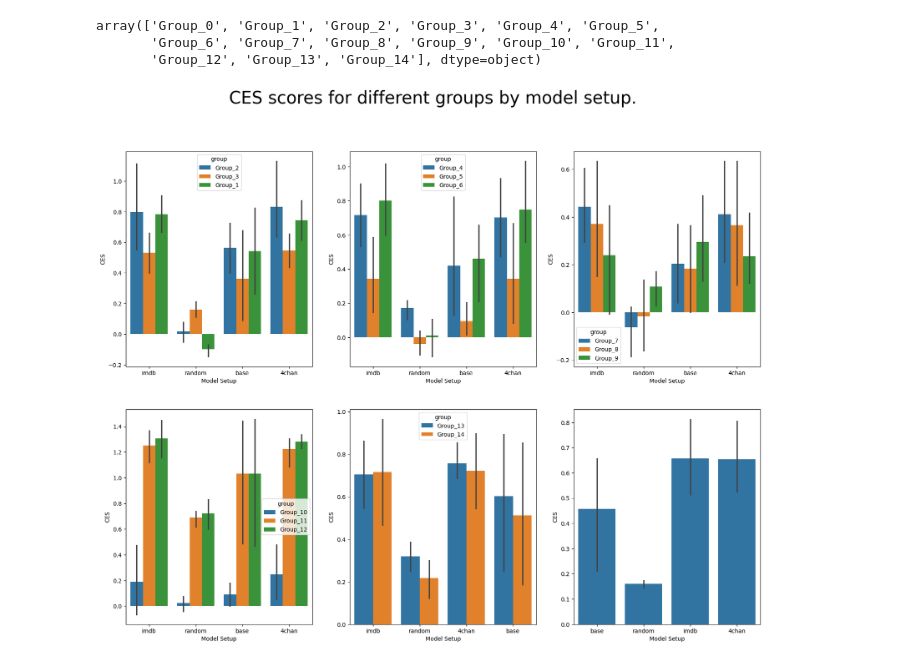
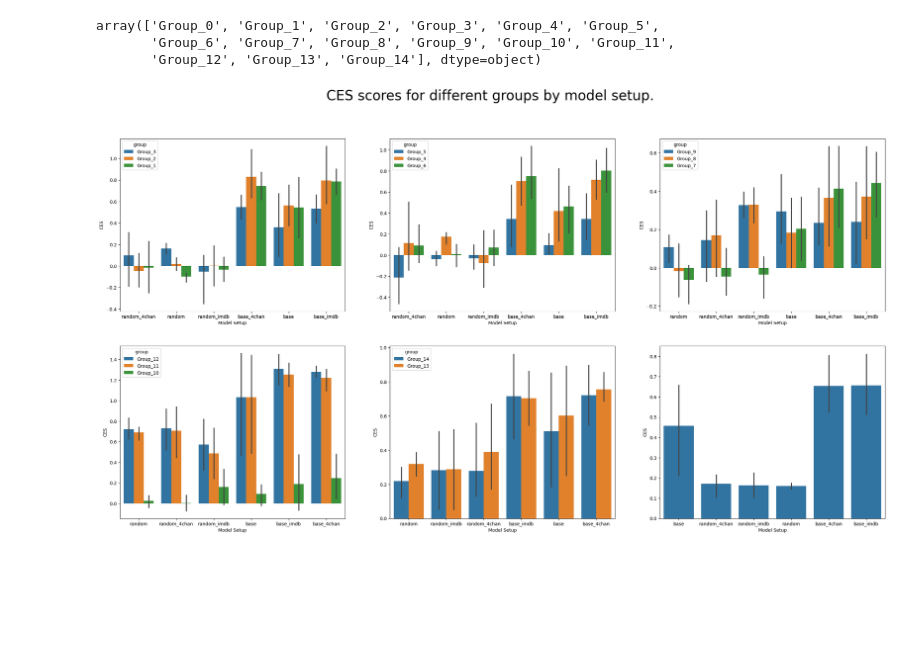
Before and after one commit to WizIshan/TUM_Thesis, a Jupyter notebook: src/viz.ipynb, the cells around one changed output. Saved outputs shown, nothing was run; the diff lists cells and outputs as text; code cells hidden in the pictures; blank space fills up the shorter version.

```diff
--- a/src/viz.ipynb
+++ b/src/viz.ipynb
@@ -4,7 +4,7 @@ import numpy as np
 import matplotlib.pyplot as plt
 import seaborn as sns
 # %%
-scores = pd.read_excel('../../files/master_results.xlsx',sheet_name=None)
+scores = pd.read_excel('../data/results/master_results.xlsx',sheet_name=None)
 # %%
 scores['consolidated']
 # %% [output]
@@ -171,6 +217,6 @@ Text(0.5, 1.0, 'Distribution of ICAT scores with StereoSet for different model s
 ceat = scores['ceat']
 ceat = ceat[['group', 'PES', 'p-value', 'model_name']].groupby(['model_name','group'],as_index=False).mean().sort_values(['model_name','group'])
 ceat['base_model_tag'] = ceat['model_name'].apply(lambda x : x.split('_')[0])
-ceat['model_mode'] = ceat['model_name'].apply(lambda x : separate_model_mode(x))
+ceat['is_random'],ceat['model_mode'],ceat['ft_ds'],ceat['model_id'] = zip(*ceat['model_name'].map(separate_model_mode))
 ceat.head()
 # %% [output]
@@ -230,20 +284,20 @@ array(['Group_0', 'Group_1', 'Group_2', 'Group_3', 'Group_4', 'Group_5',
        'Group_12', 'Group_13', 'Group_14'], dtype=object)
 # %%
 ceat = ceat.loc[(ceat['base_model_tag']!='roberta-base')].sort_values('base_model_tag')
-ceat = ceat.rename(columns={'model_mode':'Model Setup','PES':'CES'})
+ceat = ceat.rename(columns={'model_id':'Model Setup','PES':'CES'})
 # %%
-fig, ax = plt.subplots(2,3, figsize=(20, 15))
+fig, ax = plt.subplots(2,3, figsize=(30, 15))
 
 sns.barplot(x='Model Setup', y='CES', data=ceat.loc[ceat['group'].isin(['Group_1', 'Group_2', 'Group_3'])], hue = 'group' , ax = ax[0,0])
 sns.barplot(x='Model Setup', y='CES', data=ceat.loc[ceat['group'].isin(['Group_4', 'Group_5', 'Group_6'])], hue = 'group' , ax = ax[0,1])
 sns.barplot(x='Model Setup', y='CES', data=ceat.loc[ceat['group'].isin(['Group_7', 'Group_8', 'Group_9'])], hue = 'group' , ax = ax[0,2])
 sns.barplot(x='Model Setup', y='CES', data=ceat.loc[ceat['group'].isin(['Group_10', 'Group_11', 'Group_12'])], hue = 'group' , ax = ax[1,0])
 sns.barplot(x='Model Setup', y='CES', data=ceat.loc[ceat['group'].isin(['Group_13', 'Group_14'])], hue = 'group' , ax = ax[1,1])
 sns.barplot(x='Model Setup', y='CES', data=ceat.loc[ceat['group'].isin(['Group_0'])], ax = ax[1,2])
 # plt.xlabel('Model Setup')
 # plt.ylabel('CES')
 # plt.title('')
 fig.suptitle('CES scores for different groups by model setup.', fontsize = 30)
 plt.show()
 # %% [output]
-[figure, old version]
+[figure, new version]
```
Also changed, not shown: parts of 25 cells of this notebook, 6 other files.
